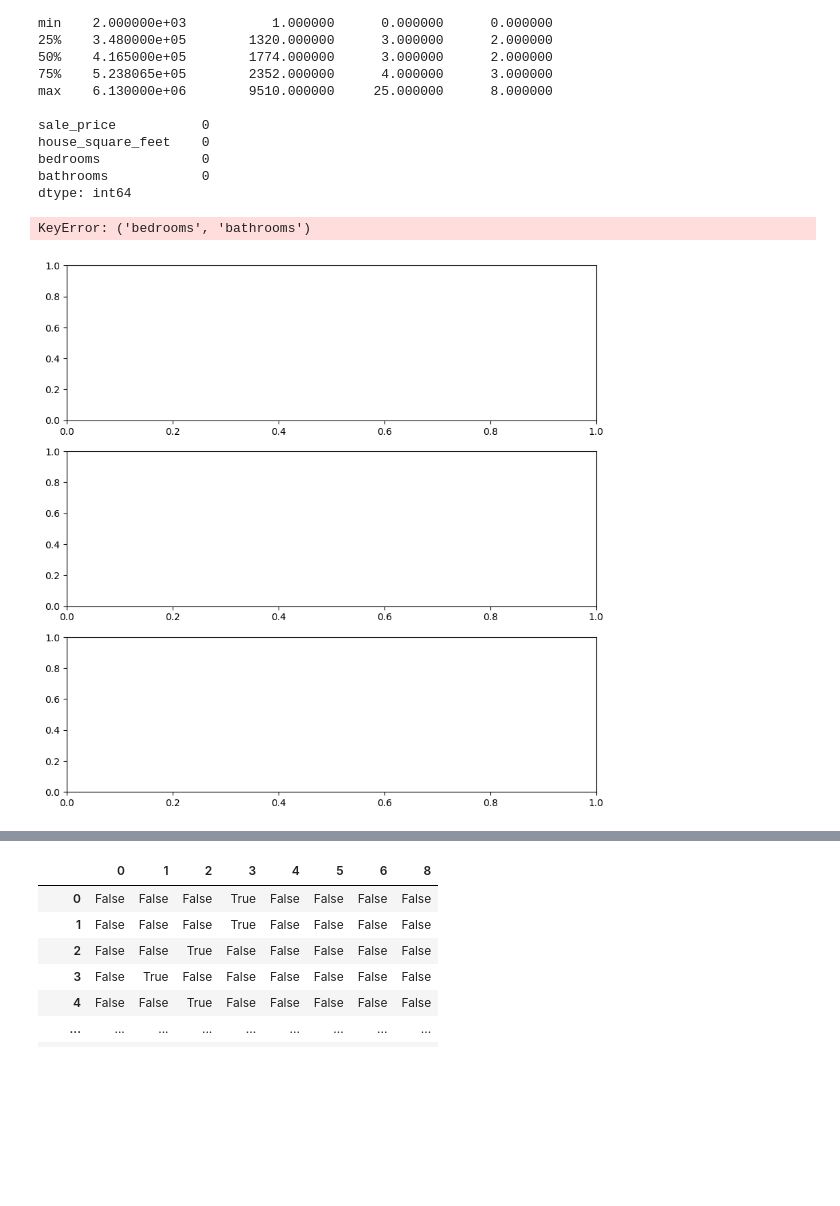
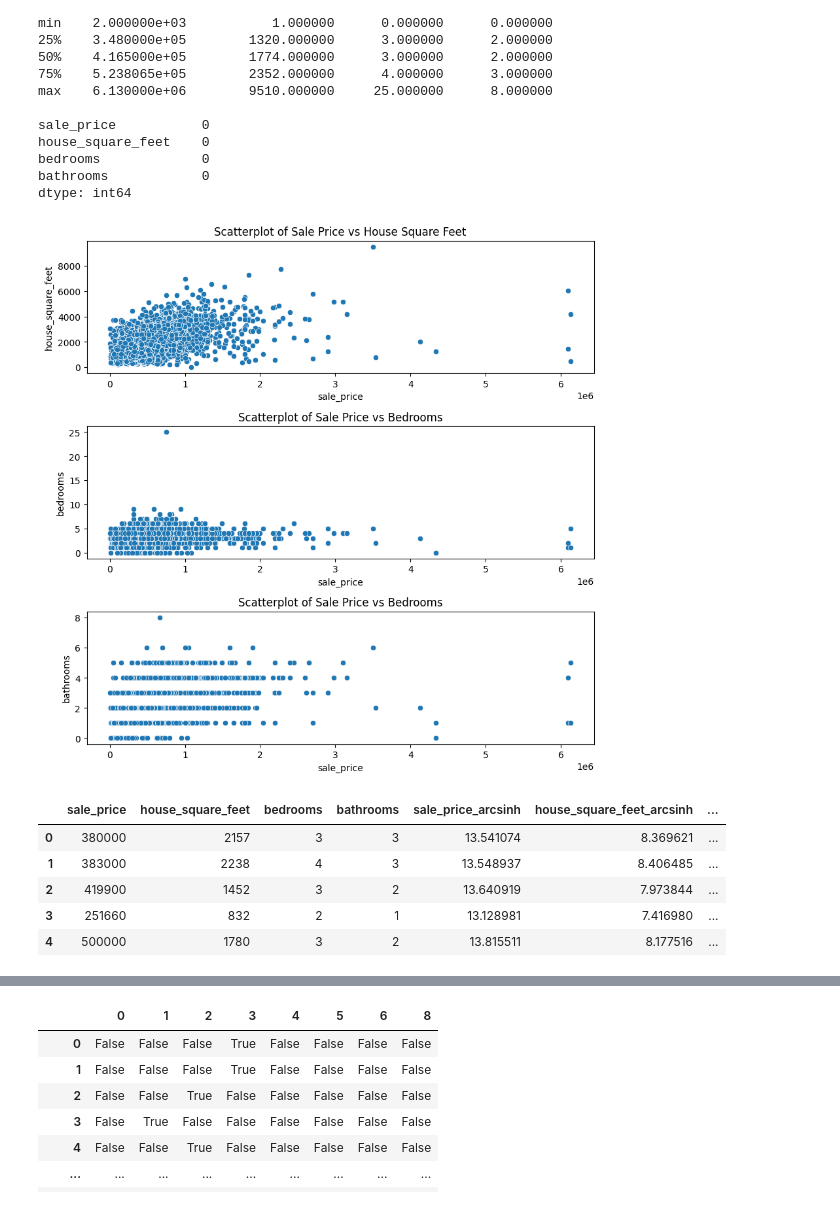
Before and after one commit to Troy-S-Meink/linearRegression, a Jupyter notebook: 04_hedonic_pricing/04_hedonic_pricing.ipynb, the cells around one changed output, grey strips where cells are left out. Cells and saved outputs as stored; diff of their text form; code cells hidden in the pictures; blank space fills up the shorter version.

```diff
--- a/04_hedonic_pricing/04_hedonic_pricing.ipynb
+++ b/04_hedonic_pricing/04_hedonic_pricing.ipynb
@@ -113,17 +86,16 @@ dtype: int64
 # %%
 # Taking a look at scatterplots of the data
 fig, ax = plt.subplots(3, 1, figsize=(10,10))
-sns.scatterplot(x=df['sale_price'],y=df['house_square_feet'], hue=df['bedrooms', 'bathrooms'], ax=ax[0])
+sns.scatterplot(x=df['sale_price'],y=df['house_square_feet'], ax=ax[0])
 ax[0].set_title('Scatterplot of Sale Price vs House Square Feet')
 
 sns.scatterplot(x=df['sale_price'],y=df['bedrooms'], ax=ax[1])
 ax[1].set_title('Scatterplot of Sale Price vs Bedrooms')
 
 sns.scatterplot(x=df['sale_price'],y=df['bathrooms'], ax=ax[2])
 ax[2].set_title('Scatterplot of Sale Price vs Bedrooms')
 
 plt.subplots_adjust(hspace=0.4)
 plt.show()
 # %% [output]
-KeyError: ('bedrooms', 'bathrooms')
-[figure, old version]
+[figure, new version]
@@ -129,0 +105,21 @@ KeyError: ('bedrooms', 'bathrooms')
+# %%
+# Converting the values to arcsinh:
+df['sale_price_arcsinh'] = np.arcsinh(df['sale_price'])
+df['house_square_feet_arcsinh'] = np.arcsinh(df['house_square_feet'])
+df['bedrooms_arcsinh'] = np.arcsinh(df['bedrooms'])
+df['bathrooms_arcsinh'] = np.arcsinh(df['bathrooms'])
+
+# Converting the values to log:
+df['sale_price_log'] = np.log(df['sale_price'])
+df['house_square_feet_log'] = np.log(df['house_square_feet'])
+df['bedrooms_log'] = np.log(df['bedrooms'])
+df['bathrooms_log'] = np.log(df['bathrooms'])
+
+df.head()
+# %% [output]
+|  | sale_price | house_square_feet | bedrooms | bathrooms | sale_price_arcsinh | house_square_feet_arcsinh | ... |
+| 0 | 380000 | 2157 | 3 | 3 | 13.541074 | 8.369621 | ... |
+| 1 | 383000 | 2238 | 4 | 3 | 13.548937 | 8.406485 | ... |
+| 2 | 419900 | 1452 | 3 | 2 | 13.640919 | 7.973844 | ... |
+| 3 | 251660 | 832 | 2 | 1 | 13.128981 | 7.416980 | ... |
+| 4 | 500000 | 1780 | 3 | 2 | 13.815511 | 8.177516 | ... |
```
Also changed, not shown: parts of 7 cells of this notebook.
